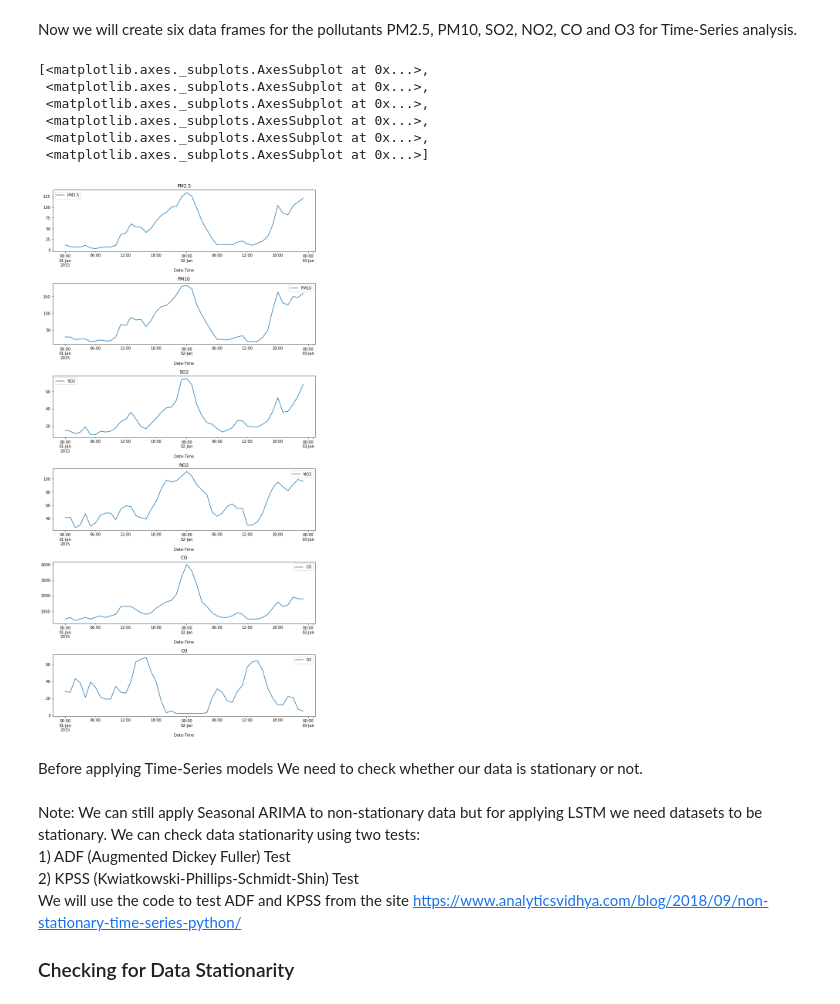
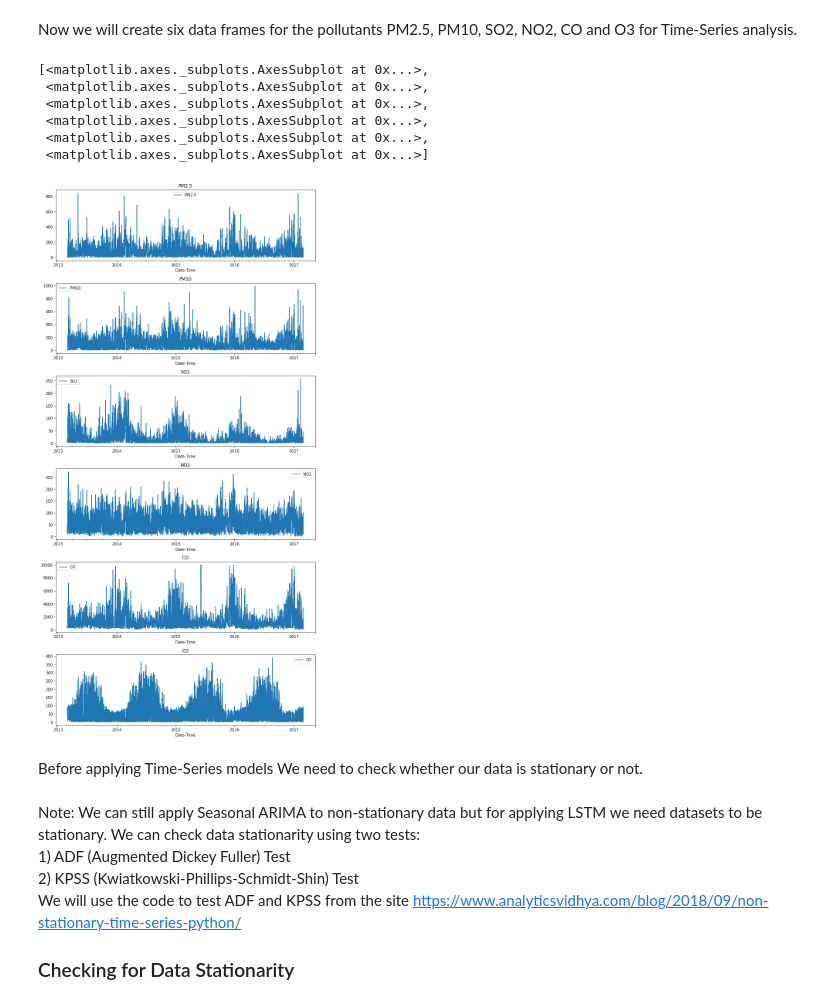
Before and after one commit to aishrock006/Capstone-Project, a Jupyter notebook: CapstoneProject.ipynb, the cells around one changed output. Saved outputs shown, nothing was run; the diff lists cells and outputs as text; code cells hidden in the pictures.

```diff
--- a/CapstoneProject.ipynb
+++ b/CapstoneProject.ipynb
@@ -227,16 +230,16 @@ df_O3 = cleaned_df[['O3']]
 # %%
 # let us visualize our created dataframes
 df_list = [df_PM25, df_PM10, df_SO2, df_NO2, df_CO, df_O3]
 fig, axes = plt.subplots(nrows = 6, ncols = 1, constrained_layout = True)
-[df_list[i]['2015-01-01':'2015-01-02'].plot(ax = axes[i], figsize = (10,20), title = df_list[i].columns[0]) for i in range(len(df_list))]
+[df_list[i].plot(ax = axes[i], figsize = (10,20), title = df_list[i].columns[0]) for i in range(len(df_list))]
 # %% [output]
 [<matplotlib.axes._subplots.AxesSubplot at 0x...>,
  <matplotlib.axes._subplots.AxesSubplot at 0x...>,
  <matplotlib.axes._subplots.AxesSubplot at 0x...>,
  <matplotlib.axes._subplots.AxesSubplot at 0x...>,
  <matplotlib.axes._subplots.AxesSubplot at 0x...>,
  <matplotlib.axes._subplots.AxesSubplot at 0x...>]
-[figure, old version]
+[figure, new version]
 # %% [markdown]
 Before applying Time-Series models We need to check whether our data is stationary or not.<br><br>
 Note: We can still apply Seasonal ARIMA to non-stationary data but for applying LSTM we need datasets to be stationary.
```
Also changed, not shown: parts of 24 cells of this notebook.
